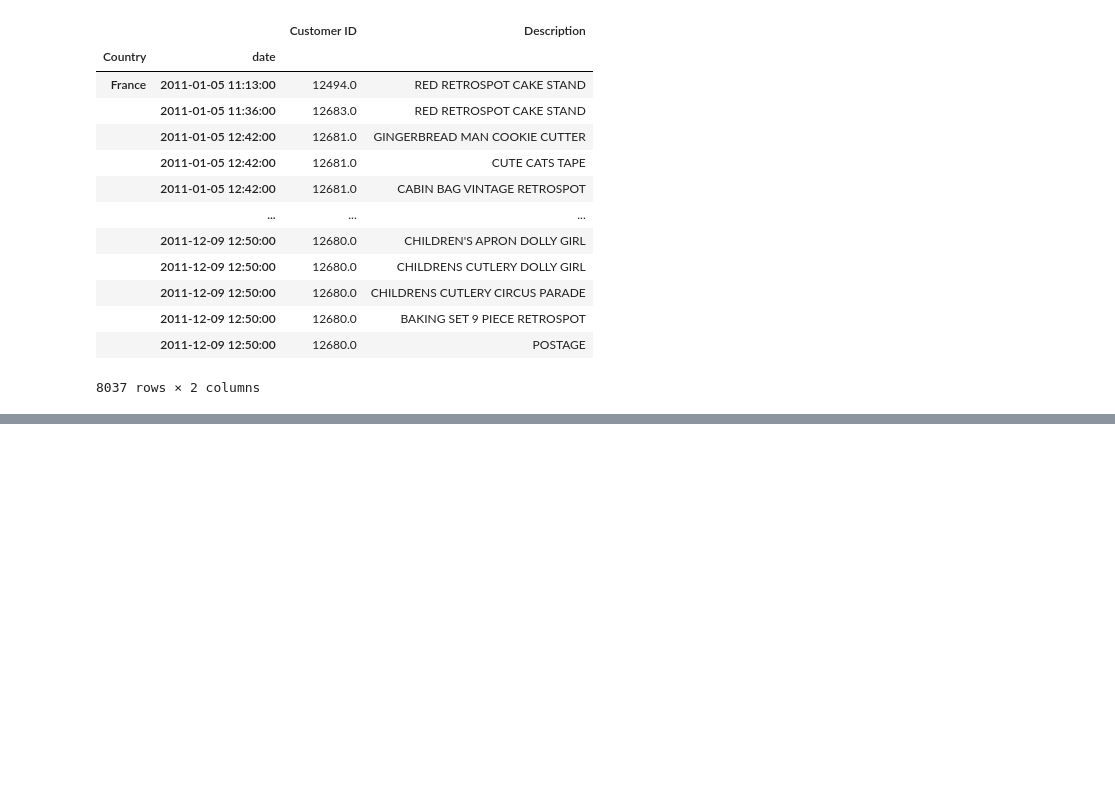
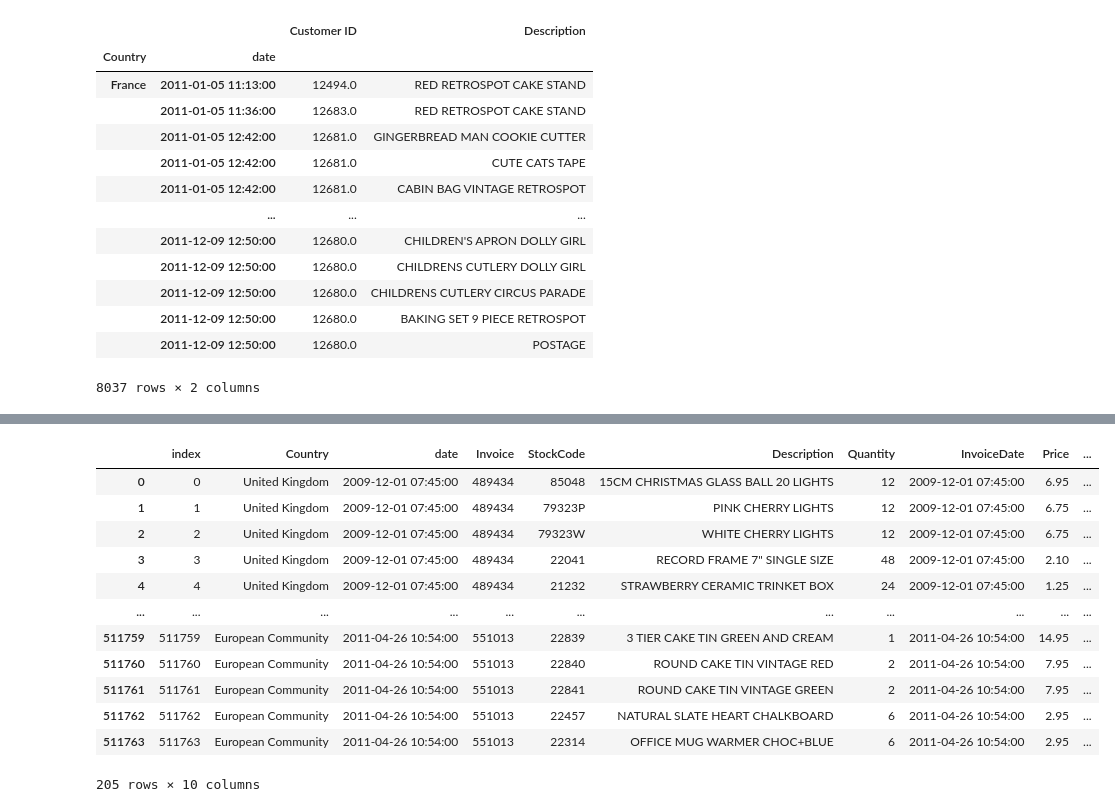
Before and after one commit to BryhanS/supply-chain-data-science-project, a Jupyter notebook: 06.Manipulation-and-data/data.ipynb, the cells around one changed output, grey strips where cells are left out. Saved outputs shown, nothing was run; the diff lists cells and outputs as text; code cells hidden in the pictures; blank space fills up the shorter version.

```diff
--- a/06.Manipulation-and-data/data.ipynb
+++ b/06.Manipulation-and-data/data.ipynb
@@ -274,0 +287,2 @@ retail_sorted.loc[(['France'],['2011']), ['Customer ID','Description']]
+# %%
+retail = retail.reset_index()
@@ -274,0 +298,16 @@ retail_sorted.loc[(['France'],['2011']), ['Customer ID','Description']]
+# %%
+retail.groupby('Country').head()
+# %% [output]
+|  | index | Country | date | Invoice | StockCode | Description | Quantity | InvoiceDate | Price | ... |
+| 0 | 0 | United Kingdom | 2009-12-01 07:45:00 | 489434 | 85048 | 15CM CHRISTMAS GLASS BALL 20 LIGHTS | 12 | 2009-12-01 07:45:00 | 6.95 | ... |
+| 1 | 1 | United Kingdom | 2009-12-01 07:45:00 | 489434 | 79323P | PINK CHERRY LIGHTS | 12 | 2009-12-01 07:45:00 | 6.75 | ... |
+| 2 | 2 | United Kingdom | 2009-12-01 07:45:00 | 489434 | 79323W | WHITE CHERRY LIGHTS | 12 | 2009-12-01 07:45:00 | 6.75 | ... |
+| 3 | 3 | United Kingdom | 2009-12-01 07:45:00 | 489434 | 22041 | RECORD FRAME 7" SINGLE SIZE | 48 | 2009-12-01 07:45:00 | 2.10 | ... |
+| 4 | 4 | United Kingdom | 2009-12-01 07:45:00 | 489434 | 21232 | STRAWBERRY CERAMIC TRINKET BOX | 24 | 2009-12-01 07:45:00 | 1.25 | ... |
+| ... | ... | ... | ... | ... | ... | ... | ... | ... | ... | ... |
+| 511759 | 511759 | European Community | 2011-04-26 10:54:00 | 551013 | 22839 | 3 TIER CAKE TIN GREEN AND CREAM | 1 | 2011-04-26 10:54:00 | 14.95 | ... |
+| 511760 | 511760 | European Community | 2011-04-26 10:54:00 | 551013 | 22840 | ROUND CAKE TIN VINTAGE RED | 2 | 2011-04-26 10:54:00 | 7.95 | ... |
+| 511761 | 511761 | European Community | 2011-04-26 10:54:00 | 551013 | 22841 | ROUND CAKE TIN VINTAGE GREEN | 2 | 2011-04-26 10:54:00 | 7.95 | ... |
+| 511762 | 511762 | European Community | 2011-04-26 10:54:00 | 551013 | 22457 | NATURAL SLATE HEART CHALKBOARD | 6 | 2011-04-26 10:54:00 | 2.95 | ... |
+| 511763 | 511763 | European Community | 2011-04-26 10:54:00 | 551013 | 22314 | OFFICE MUG WARMER CHOC+BLUE | 6 | 2011-04-26 10:54:00 | 2.95 | ... |
+205 rows × 10 columns
```
Also changed, not shown: parts of 10 cells of this notebook.
